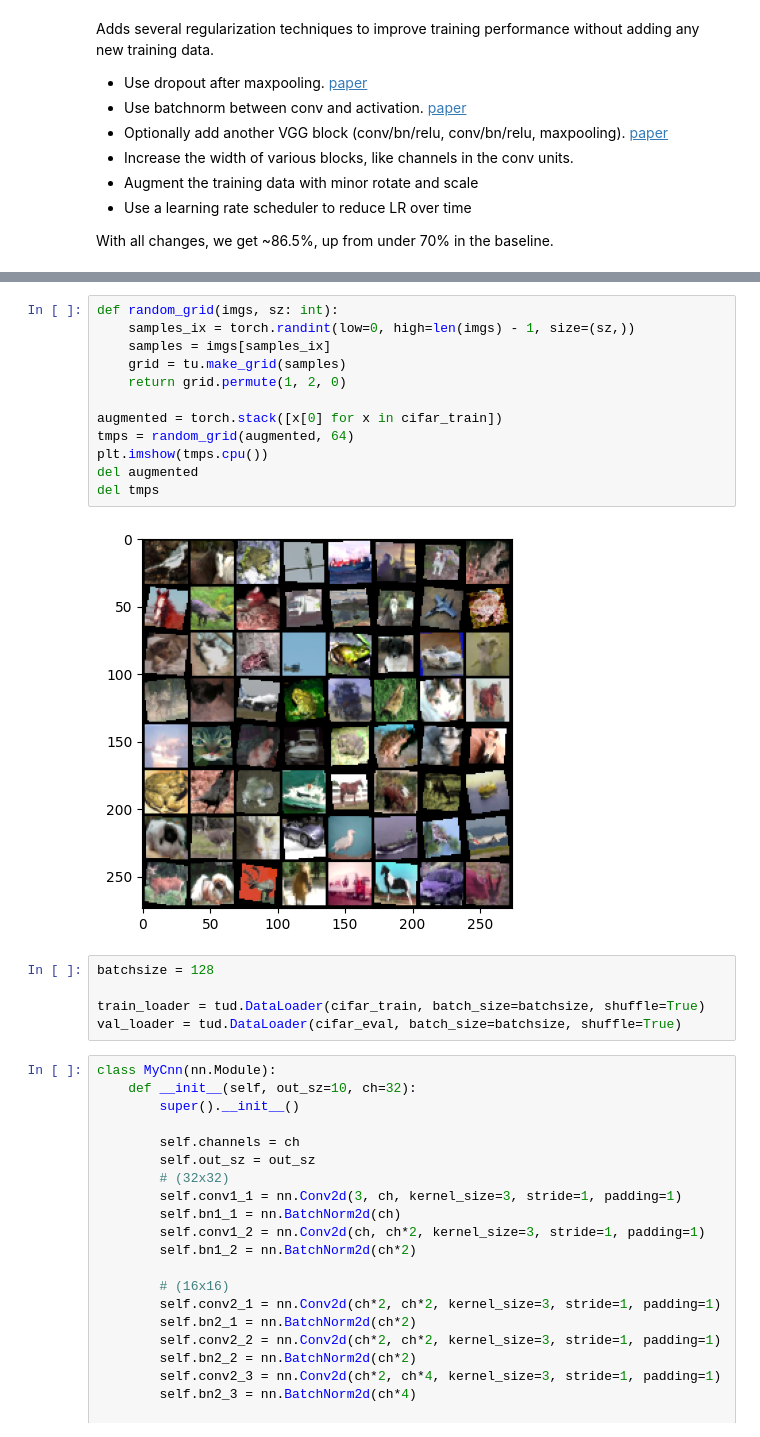
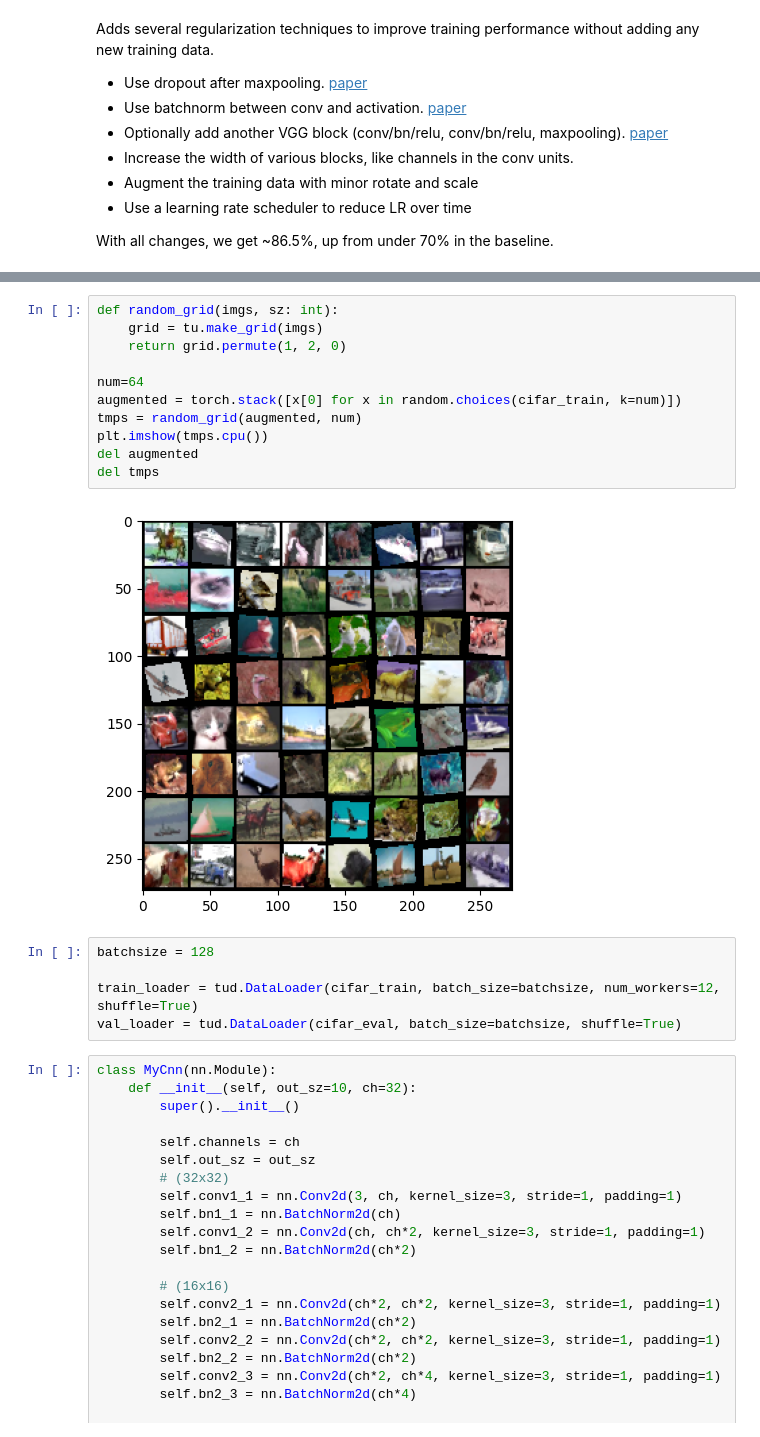
Before and after one commit to kyflores/zero2dcnn, a Jupyter notebook: 4_improving_cifar10.ipynb, the cells around one changed output, grey strips where cells are left out. Cells and saved outputs as stored; diff of their text form.

```diff
--- a/4_improving_cifar10.ipynb
+++ b/4_improving_cifar10.ipynb
@@ -82,24 +82,23 @@ cifar_eval = tds.CIFAR10(
 # %% [output]
 Files already downloaded and verified
 Files already downloaded and verified
-# %%
-def random_grid(imgs, sz: int):
-    samples_ix = torch.randint(low=0, high=len(imgs) - 1, size=(sz,))
-    samples = imgs[samples_ix]
-    grid = tu.make_grid(samples)
-    return grid.permute(1, 2, 0)
-
-augmented = torch.stack([x[0] for x in cifar_train])
-tmps = random_grid(augmented, 64)
-plt.imshow(tmps.cpu())
-del augmented
-del tmps
-# %% [output]
-[figure, removed]
+# %%
+def random_grid(imgs, sz: int):
+    grid = tu.make_grid(imgs)
+    return grid.permute(1, 2, 0)
+
+num=64
+augmented = torch.stack([x[0] for x in random.choices(cifar_train, k=num)])
+tmps = random_grid(augmented, num)
+plt.imshow(tmps.cpu())
+del augmented
+del tmps
+# %% [output]
+[figure, added]
 # %%
 batchsize = 128
 
-train_loader = tud.DataLoader(cifar_train, batch_size=batchsize, shuffle=True)
+train_loader = tud.DataLoader(cifar_train, batch_size=batchsize, num_workers=12, shuffle=True)
 val_loader = tud.DataLoader(cifar_eval, batch_size=batchsize, shuffle=True)
 # %%
 class MyCnn(nn.Module):
```
Also changed, not shown: parts of 5 cells of this notebook, 2 other files.
